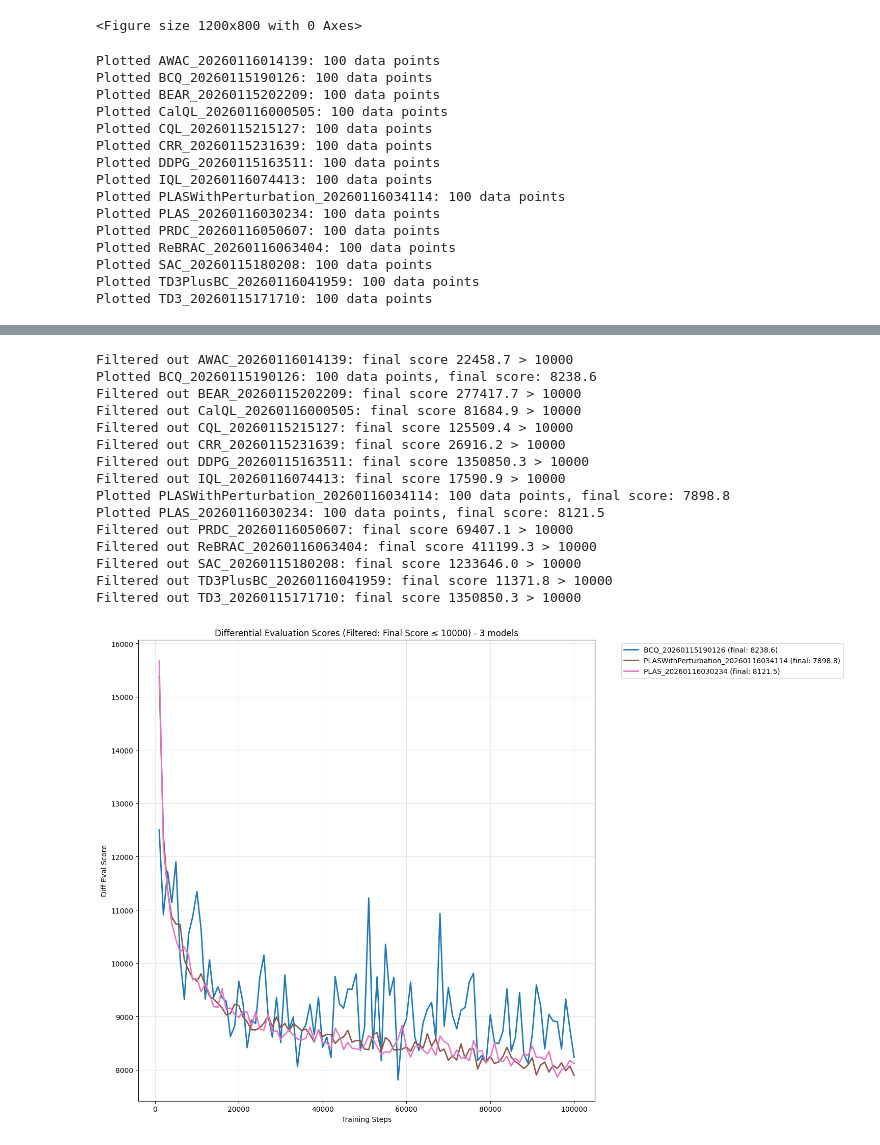
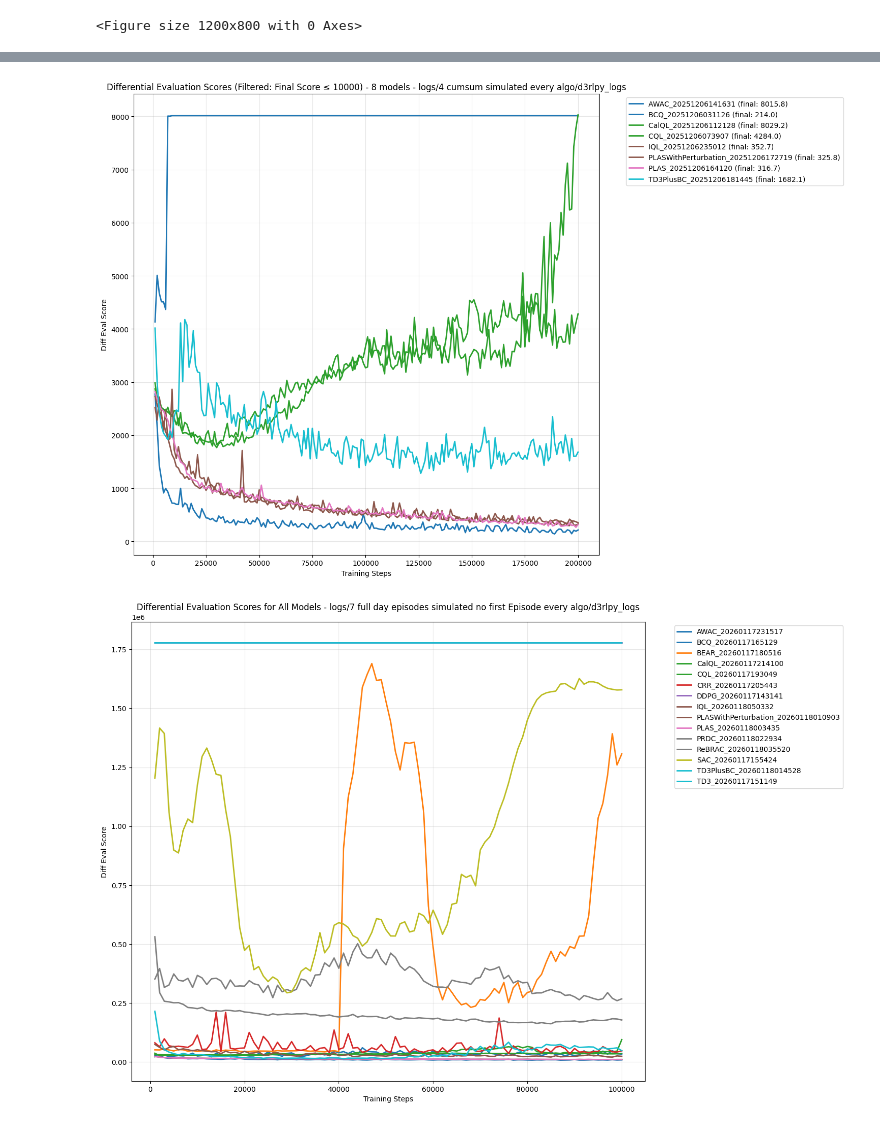
Before and after one commit to mclordo/research2.0, a Jupyter notebook: script/analyseModels.ipynb, the cells around one changed output, grey strips where cells are left out. Saved outputs shown, nothing was run; the diff lists cells and outputs as text; code cells hidden in the pictures.

```diff
--- a/script/analyseModels.ipynb
+++ b/script/analyseModels.ipynb
@@ -207,8 +207,7 @@ import matplotlib.pyplot as plt
 import numpy as np
 
 # Function to plot diff_eval for all models
-def plot_diff_eval_all_models():
-    logs_dir = "logs/6 full day episodes simulated every algo/d3rlpy_logs"
+def plot_diff_eval_all_models(logs_dir):
 
     if not os.path.exists(logs_dir):
         print(f"Directory {logs_dir} not found!")
@@ -236,14 +235,12 @@ def plot_diff_eval_all_models():
                         color=colors[i],
                         linewidth=2)
 
-                print(f"Plotted {algorithm_name}: {len(df)} data points")
-
             except Exception as e:
                 print(f"Error reading {diff_eval_path}: {e}")
         else:
             print(f"diff_eval.csv not found in {algorithm_path}")
 
-    plt.title('Differential Evaluation Scores for All Models')
+    plt.title(f'Differential Evaluation Scores for All Models - {logs_dir}')
     plt.xlabel('Training Steps')
     plt.ylabel('Diff Eval Score')
     plt.legend(bbox_to_anchor=(1.05, 1), loc='upper left')
@@ -252,8 +249,7 @@ def plot_diff_eval_all_models():
     plt.show()
 
 # Function to plot diff_eval for models with final score <= 10000
-def plot_diff_eval_filtered_models():
-    logs_dir = "logs/6 full day episodes simulated every algo/d3rlpy_logs"
+def plot_diff_eval_filtered_models(logs_dir, filter_threshold=10000):
 
     if not os.path.exists(logs_dir):
         print(f"Directory {logs_dir} not found!")
@@ -279,24 +275,20 @@ def plot_diff_eval_filtered_models():
                 # Check if final diff_eval value is <= 10000
                 final_diff_eval = df['diff_eval'].iloc[-1]
 
-                if final_diff_eval <= 10000:
+                if final_diff_eval <= filter_threshold:
                     # Plot the data
                     plt.plot(df['step'], df['diff_eval'],
                             label=f"{algorithm_name} (final: {final_diff_eval:.1f})",
                             color=colors[i],
                             linewidth=2)
 
-                    print(f"Plotted {algorithm_name}: {len(df)} data points, final score: {final_diff_eval:.1f}")
                     filtered_count += 1
-                else:
-                    print(f"Filtered out {algorithm_name}: final score {final_diff_eval:.1f} > 10000")
-
             except Exception as e:
                 print(f"Error reading {diff_eval_path}: {e}")
         else:
             print(f"diff_eval.csv not found in {algorithm_path}")
 
-    plt.title(f'Differential Evaluation Scores (Filtered: Final Score ≤ 10000) - {filtered_count} models')
+    plt.title(f'Differential Evaluation Scores (Filtered: Final Score ≤ {filter_threshold}) - {filtered_count} models - {logs_dir}')
     plt.xlabel('Training Steps')
     plt.ylabel('Diff Eval Score')
     plt.legend(bbox_to_anchor=(1.05, 1), loc='upper left')
@@ -305,21 +297,8 @@ def plot_diff_eval_filtered_models():
     plt.show()
 
 # Execute both plotting functions
-plot_diff_eval_all_models()
-plot_diff_eval_filtered_models()
+plot_diff_eval_all_models(logs_dir="logs/4 cumsum simulated every algo/d3rlpy_logs")
+plot_diff_eval_filtered_models(logs_dir="logs/4 cumsum simulated every algo/d3rlpy_logs", filter_threshold=10000)
+plot_diff_eval_all_models(logs_dir="logs/7 full day episodes simulated no first Episode every algo/d3rlpy_logs")
+plot_diff_eval_filtered_models(logs_dir="logs/7 full day episodes simulated no first Episode every algo/d3rlpy_logs", filter_threshold=20000)
 # %% [output]
-Plotted AWAC_20260116014139: 100 data points
-Plotted BCQ_20260115190126: 100 data points
-Plotted BEAR_20260115202209: 100 data points
-Plotted CalQL_20260116000505: 100 data points
-Plotted CQL_20260115215127: 100 data points
-Plotted CRR_20260115231639: 100 data points
-Plotted DDPG_20260115163511: 100 data points
-Plotted IQL_20260116074413: 100 data points
-Plotted PLASWithPerturbation_20260116034114: 100 data points
-Plotted PLAS_20260116030234: 100 data points
-Plotted PRDC_20260116050607: 100 data points
-Plotted ReBRAC_20260116063404: 100 data points
-Plotted SAC_20260115180208: 100 data points
-Plotted TD3PlusBC_20260116041959: 100 data points
-Plotted TD3_20260115171710: 100 data points
@@ -327,16 +306,2 @@ Plotted TD3_20260115171710: 100 data points
-Filtered out AWAC_20260116014139: final score 22458.7 > 10000
-Plotted BCQ_20260115190126: 100 data points, final score: 8238.6
-Filtered out BEAR_20260115202209: final score 277417.7 > 10000
-Filtered out CalQL_20260116000505: final score 81684.9 > 10000
-Filtered out CQL_20260115215127: final score 125509.4 > 10000
-Filtered out CRR_20260115231639: final score 26916.2 > 10000
-Filtered out DDPG_20260115163511: final score 1350850.3 > 10000
-Filtered out IQL_20260116074413: final score 17590.9 > 10000
-Plotted PLASWithPerturbation_20260116034114: 100 data points, final score: 7898.8
-Plotted PLAS_20260116030234: 100 data points, final score: 8121.5
-Filtered out PRDC_20260116050607: final score 69407.1 > 10000
-Filtered out ReBRAC_20260116063404: final score 411199.3 > 10000
-Filtered out SAC_20260115180208: final score 1233646.0 > 10000
-Filtered out TD3PlusBC_20260116041959: final score 11371.8 > 10000
-Filtered out TD3_20260115171710: final score 1350850.3 > 10000
-[figure, old version]
+[figure, new version]
+[figure, added]
```
Also changed, not shown: parts of 1 cell of this notebook, 4 other files.
